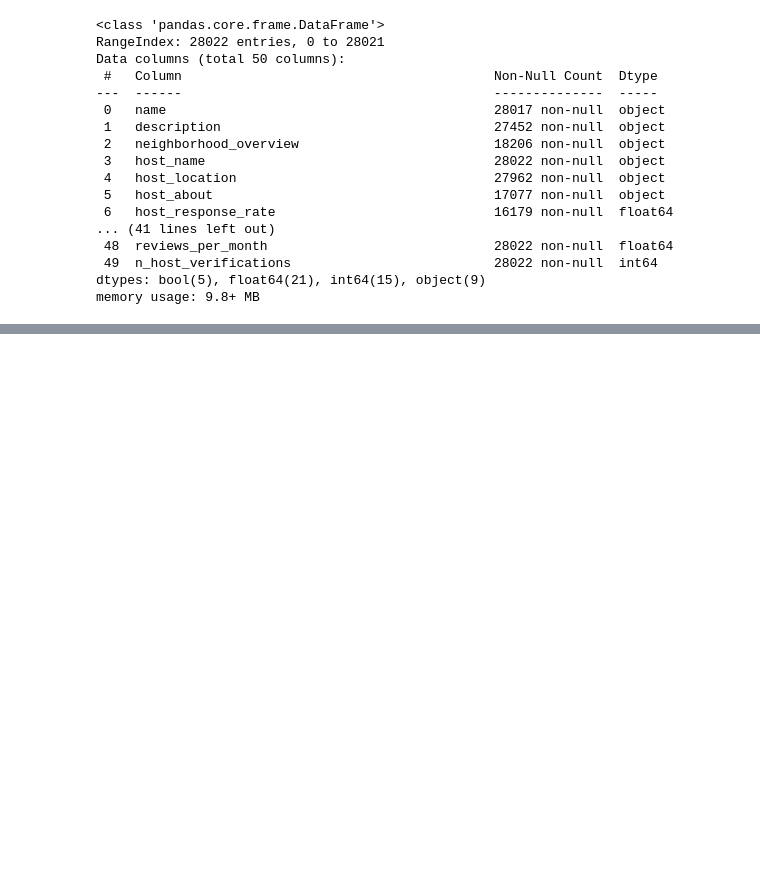
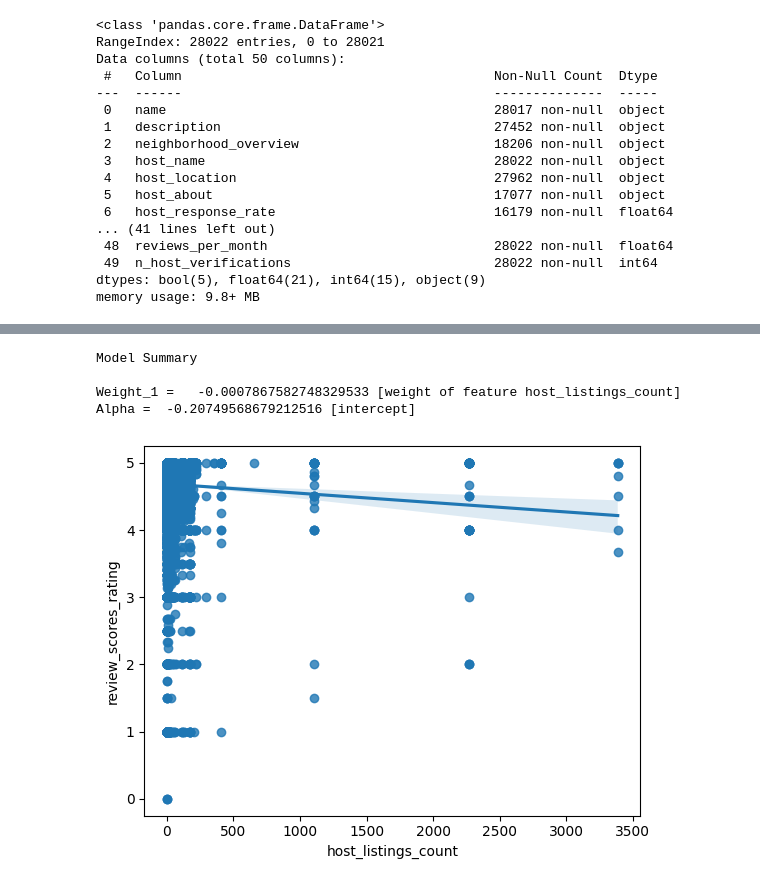
Before and after one commit to annahauk/Airbnb-Ratings, a Jupyter notebook: Demo.ipynb, the cells around one changed output, grey strips where cells are left out. Drawn from its saved outputs; the diff is of its cells as text; code cells hidden in the pictures; blank space fills up the shorter version.

```diff
--- a/Demo.ipynb
+++ b/Demo.ipynb
@@ -72,0 +395,13 @@ memory usage: 9.8+ MB
+# %%
+# compute mean for all non null age values
+mean =df_rate['host_response_rate'].mean()
+df_rate['host_response_rate'].fillna(value=mean, inplace=True)
+
+print("Row 0:  " + str(df_rate['bedrooms'][0]))
+mean_berooms =df_rate['bedrooms'].mean()
+df_rate['bedrooms'].fillna(value=mean_berooms, inplace=True)
+
+print("Row 0:  " + str(df_rate['bedrooms'][0]))
+
+mean_beds= df_rate['beds'].mean()
+df_rate['beds'].fillna(value=mean_beds, inplace=True)
@@ -72,0 +448,14 @@ memory usage: 9.8+ MB
+# %%
+from sklearn.preprocessing import OneHotEncoder
+
+# Create the encoder:
+encoder = OneHotEncoder(handle_unknown="error", sparse_output=False)
+
+# Fit and transform the encoder:
+encoded_data = encoder.fit_transform(df_rate[['neighborhood', 'room_type']])
+
+# Get the column names
+category_names = encoder.get_feature_names_out(input_features=['neighborhood', 'room_type'])
+
+# Create a DataFrame with the one-hot encoded data and set column names
+df_enc = pd.DataFrame(encoded_data, columns=category_names)
@@ -72,0 +483,5 @@ memory usage: 9.8+ MB
+# %%
+df_rate = df_rate.join(df_enc)
+
+# Remove the original categorical features from X_train and X_test:
+df_rate = df_rate.drop(columns = ['neighborhood','room_type'] ,axis=1)
@@ -72,0 +526,4 @@ memory usage: 9.8+ MB
+# %%
+import scipy.stats as stats
+df_rate['price'] = stats.mstats.winsorize(df_rate['price'], limits=[0.01, 0.01])
+df_rate.tail(5)
@@ -72,0 +617,28 @@ memory usage: 9.8+ MB
+# %%
+from sklearn.linear_model import LinearRegression
+from sklearn.model_selection import train_test_split
+from sklearn.metrics import mean_squared_error, r2_score
+
+# Create the  LinearRegression model object
+model = LinearRegression()
+
+# Fit the model to the training data
+model.fit(X_train, y_train)
+
+#  Make predictions on the test data
+prediction = model.predict(X_test)
+
+
+# Weight_1 (weight of feature LogGDP)
+print('Model Summary\n\nWeight_1 =  ', model.coef_[3], '[weight of feature host_listings_count]')
+# alpha
+print('Alpha = ', model.intercept_, '[intercept]')
+# %% [output]
+Model Summary
+
+Weight_1 =   -0.0007867582748329533 [weight of feature host_listings_count]
+Alpha =  -0.20749568679212516 [intercept]
+# %%
+sns.regplot(x='host_listings_count', y='review_scores_rating', data=df_rate);
+# %% [output]
+[figure, added]
```
Also changed, not shown: parts of 75 cells of this notebook.
